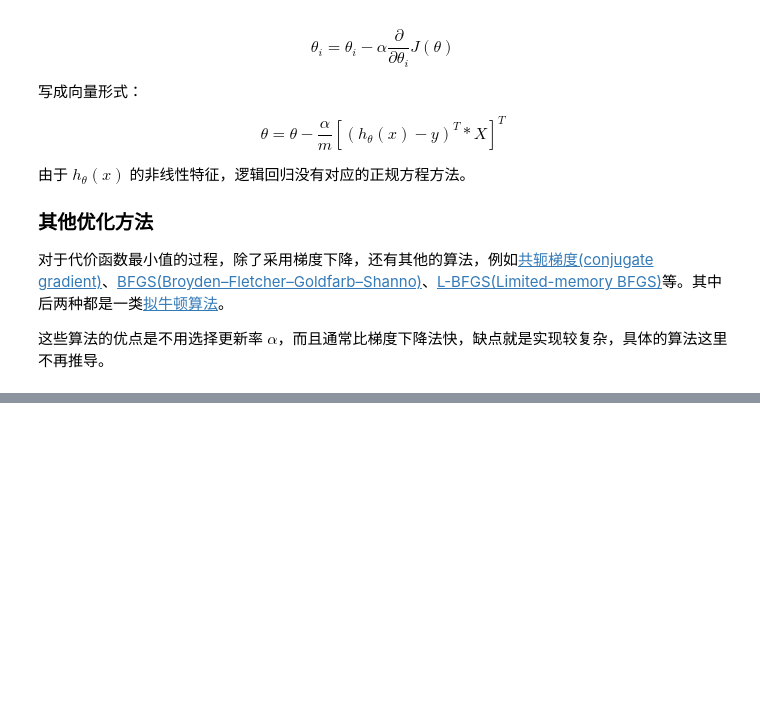
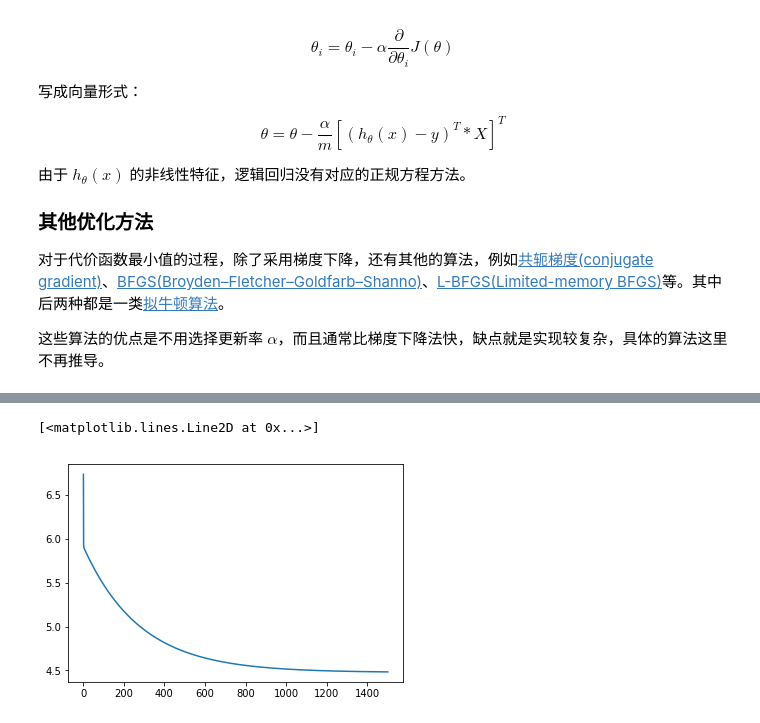
Before and after one commit to wnehm/ReadingNote, a Jupyter notebook: 吴恩达机器学习/吴恩达机器学习笔记.ipynb, the cells around one changed output, grey strips where cells are left out. Saved outputs shown, nothing was run; the diff lists cells and outputs as text; code cells hidden in the pictures; blank space fills up the shorter version.

```diff
--- a/吴恩达机器学习/吴恩达机器学习笔记.ipynb
+++ b/吴恩达机器学习/吴恩达机器学习笔记.ipynb
@@ -371,0 +537,5 @@ $$\theta = \theta - \frac{\alpha}{m}[(h_{\theta}(x)-y)^T * X]^T$$
+# %%
+plt.plot(np.linspace(1, 1500, 1500), J_history)
+# %% [output]
+[<matplotlib.lines.Line2D at 0x...>]
+[figure, added]
```
Also changed, not shown: parts of 23 cells of this notebook, 4 other files.
